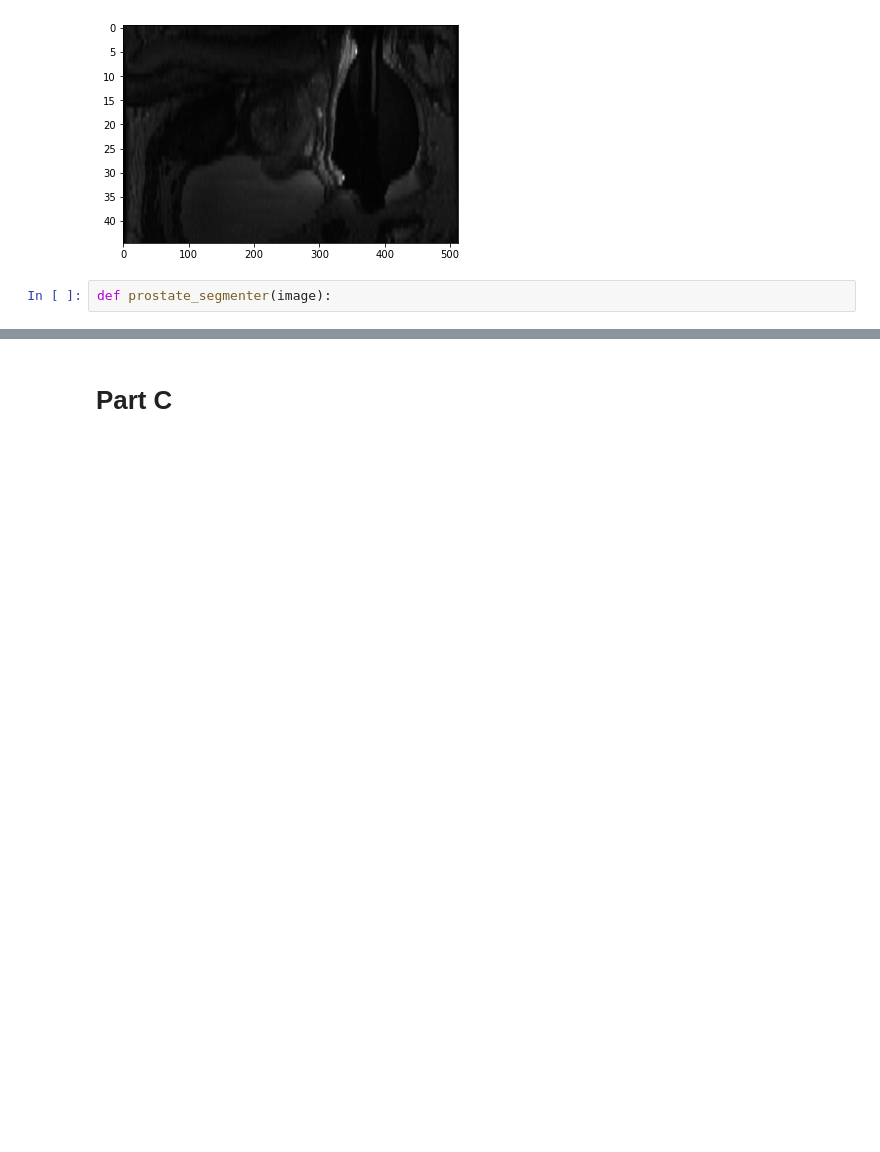
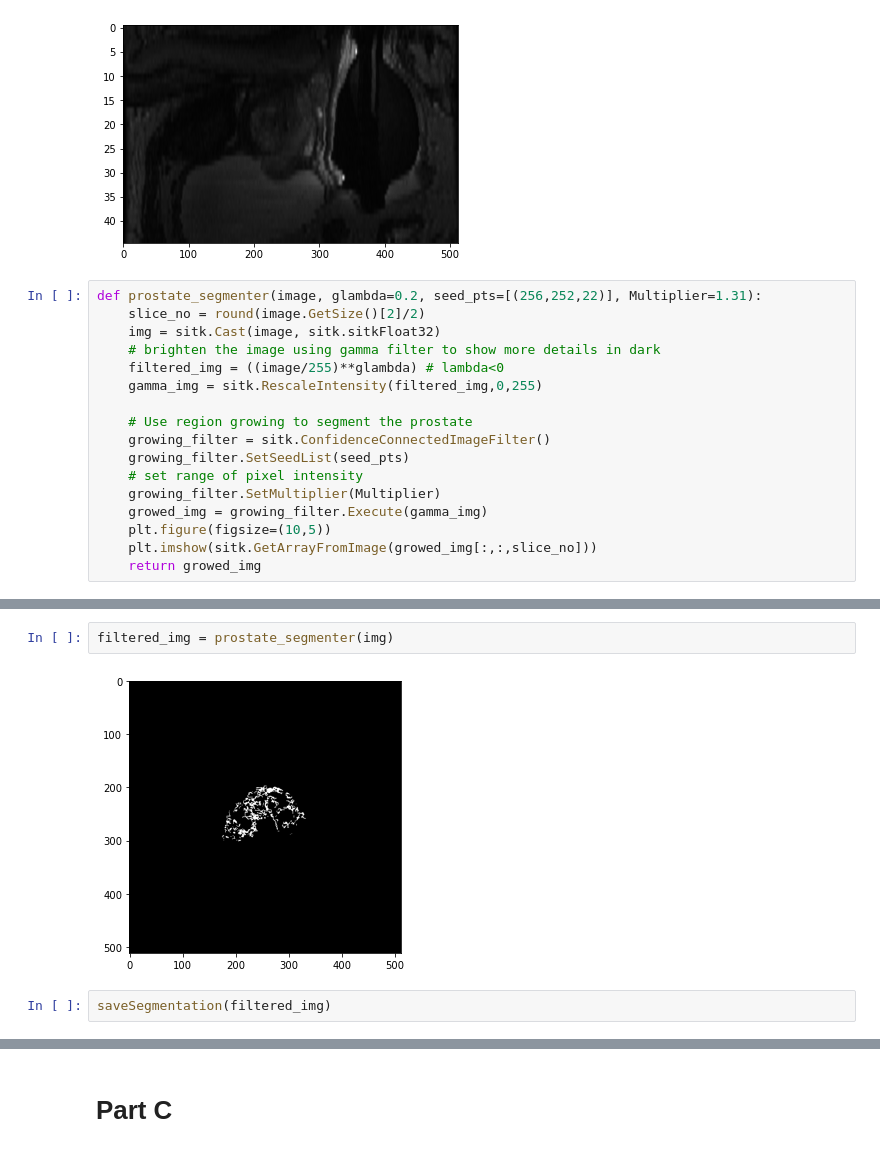
Before and after one commit to NingyouLi/miniProject_NingyouLi, a Jupyter notebook: mini_project.ipynb, the cells around one changed output, grey strips where cells are left out. Drawn from its saved outputs; the diff is of its cells as text; blank space fills up the shorter version.

```diff
--- a/mini_project.ipynb
+++ b/mini_project.ipynb
@@ -77,4 +77,19 @@ plt.imshow(sitk.GetArrayFromImage(img[256,:,:]),cmap='gray',aspect='auto')
 <matplotlib.image.AxesImage at 0x...>
 [figure]
 # %%
-def prostate_segmenter(image):
+def prostate_segmenter(image, glambda=0.2, seed_pts=[(256,252,22)], Multiplier=1.31):
+    slice_no = round(image.GetSize()[2]/2)
+    img = sitk.Cast(image, sitk.sitkFloat32)
+    # brighten the image using gamma filter to show more details in dark
+    filtered_img = ((image/255)**glambda) # lambda<0
+    gamma_img = sitk.RescaleIntensity(filtered_img,0,255)
+
+    # Use region growing to segment the prostate
+    growing_filter = sitk.ConfidenceConnectedImageFilter()
+    growing_filter.SetSeedList(seed_pts)
+    # set range of pixel intensity
+    growing_filter.SetMultiplier(Multiplier)
+    growed_img = growing_filter.Execute(gamma_img)
+    plt.figure(figsize=(10,5))
+    plt.imshow(sitk.GetArrayFromImage(growed_img[:,:,slice_no]))
+    return growed_img
@@ -80,0 +110,6 @@ def prostate_segmenter(image):
+# %%
+filtered_img = prostate_segmenter(img)
+# %% [output]
+[figure, added]
+# %%
+saveSegmentation(filtered_img)
```
Also changed, not shown: parts of 28 cells of this notebook.
